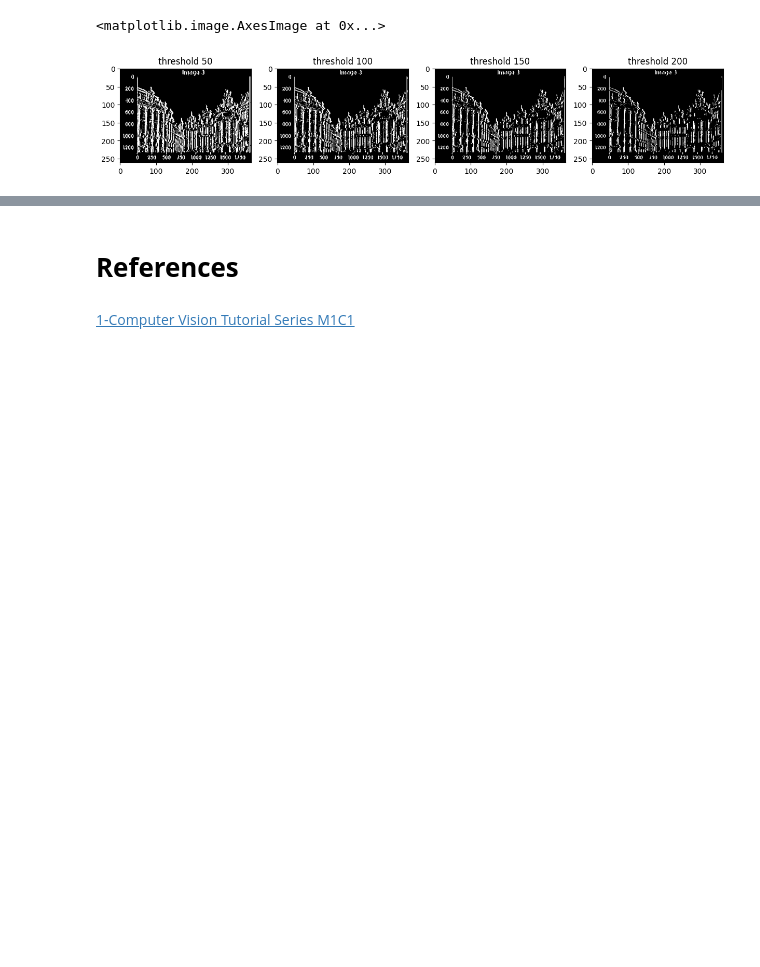
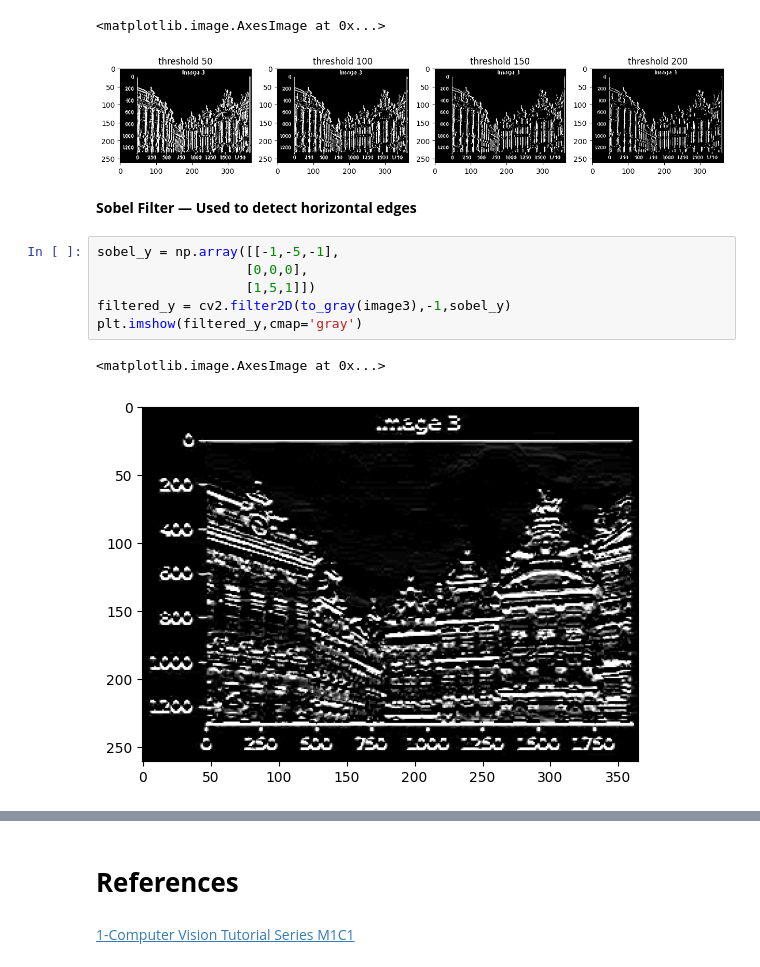
Before and after one commit to dr-mushtaq/Computer-Vision, a Jupyter notebook: Introduction_to_Computer_Vision.ipynb, the cells around one changed output, grey strips where cells are left out. Drawn from its saved outputs; the diff is of its cells as text; blank space fills up the shorter version.

```diff
--- a/Introduction_to_Computer_Vision.ipynb
+++ b/Introduction_to_Computer_Vision.ipynb
@@ -272,3 +274,14 @@ ax4.imshow(binary_image4,cmap='gray')
 # %% [output]
 <matplotlib.image.AxesImage at 0x...>
 [figure]
+# %% [markdown]
+**Sobel Filter — Used to detect horizontal edges**
+# %%
+sobel_y = np.array([[-1,-5,-1],
+                   [0,0,0],
+                   [1,5,1]])
+filtered_y = cv2.filter2D(to_gray(image3),-1,sobel_y)
+plt.imshow(filtered_y,cmap='gray')
+# %% [output]
+<matplotlib.image.AxesImage at 0x...>
+[figure, added]
```
Also changed, not shown: parts of 6 cells of this notebook.
